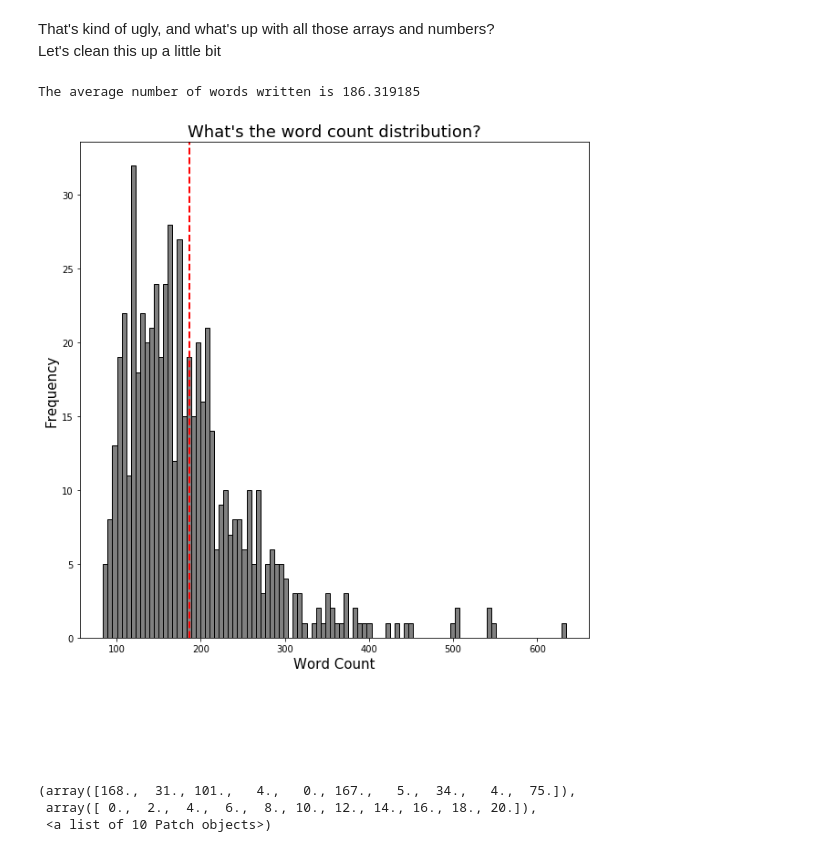
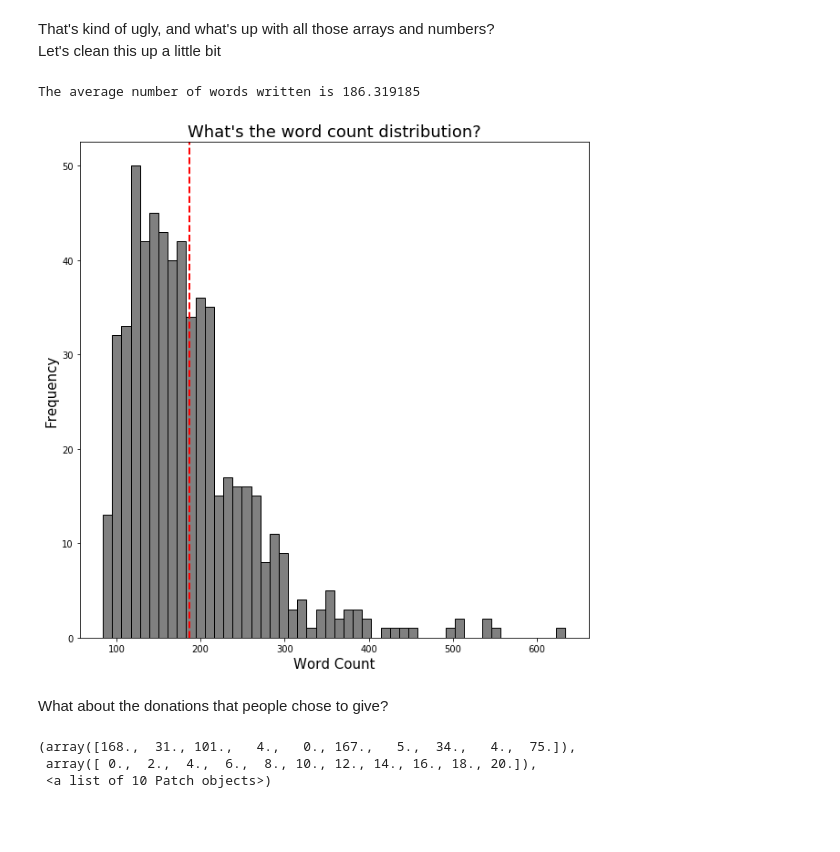
Before and after one commit to jdiaz4302/ML_Workshop_Series, a Jupyter notebook: L01-Text-Data-and-Logistic-Regression.ipynb, the cells around one changed output. Saved outputs shown, nothing was run; the diff lists cells and outputs as text; code cells hidden in the pictures; blank space fills up the shorter version.

```diff
--- a/L01-Text-Data-and-Logistic-Regression.ipynb
+++ b/L01-Text-Data-and-Logistic-Regression.ipynb
@@ -88,17 +88,17 @@ That's kind of ugly, and what's up with all those arrays and numbers?
 # %%
 average_word_count = np.mean(word_counts_list)
 print('The average number of words written is %0.6f' % average_word_count)
 
-plt.hist(word_counts_list, bins = 100, color = 'grey', edgecolor = 'black')
+plt.hist(word_counts_list, bins = 50, color = 'grey', edgecolor = 'black')
 plt.xlabel('Word Count', fontsize = 15)
 plt.ylabel('Frequency', fontsize = 15)
 plt.title("What's the word count distribution?", fontsize = 18)
 plt.axvline(x = average_word_count, lw = 2, color = 'red', linestyle = '--');
 # %% [output]
 The average number of words written is 186.319185
-[figure, old version]
+[figure, new version]
-# %% [markdown]
-<br><br><br>
+# %% [markdown]
+What about the donations that people chose to give?
 # %%
 plt.hist(subsetted_df['don'])
 # %% [output]
```
Also changed, not shown: parts of 35 cells of this notebook.
